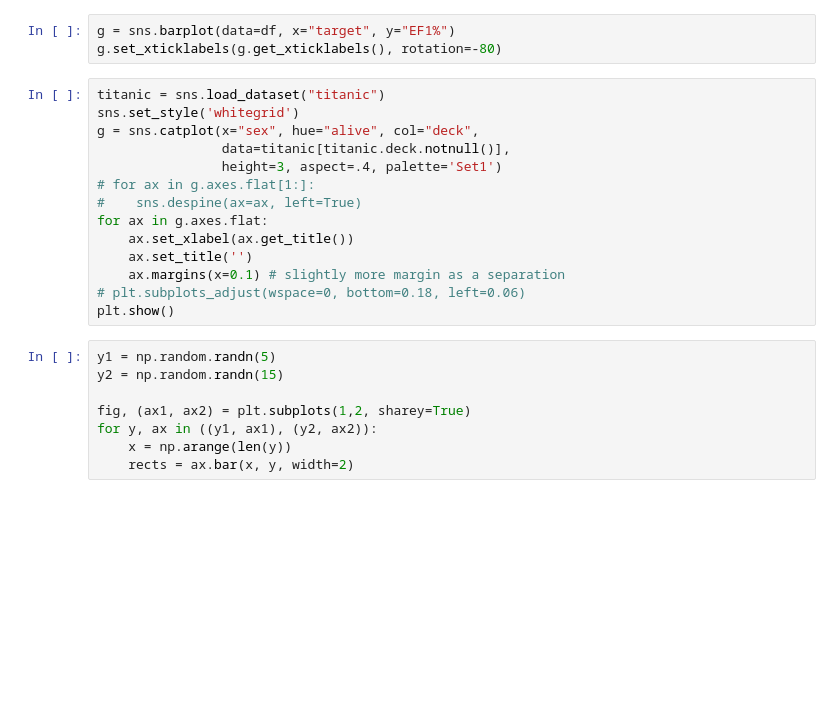
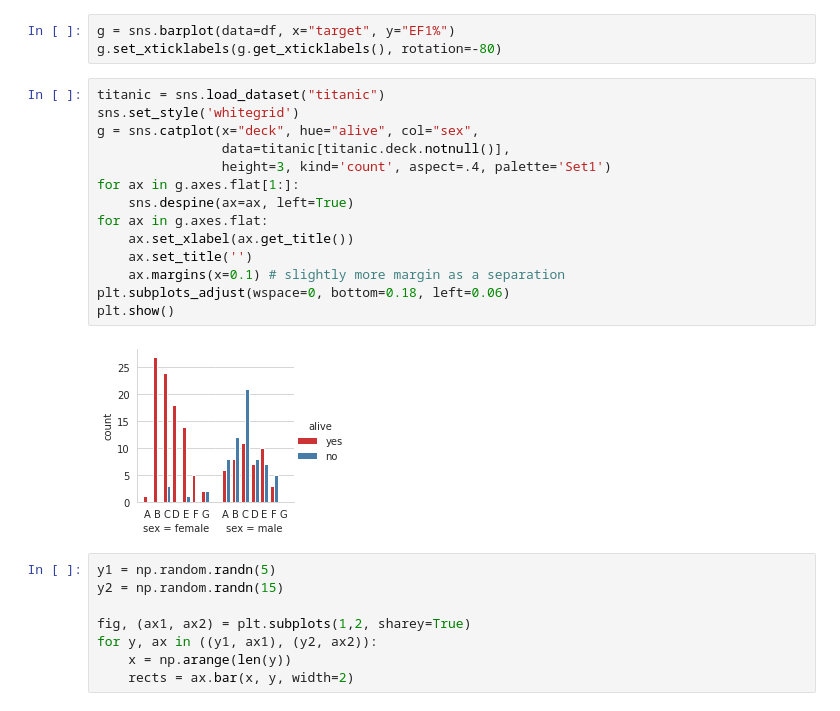
Before and after one commit to molecularmodelinglab/plantain, a Jupyter notebook: notebooks/playground.ipynb, the cells around one changed output. Drawn from its saved outputs; the diff is of its cells as text; blank space fills up the shorter version.

```diff
--- a/notebooks/playground.ipynb
+++ b/notebooks/playground.ipynb
@@ -57,17 +92,19 @@ g.set_xticklabels(g.get_xticklabels(), rotation=-80)
 # %%
 titanic = sns.load_dataset("titanic")
 sns.set_style('whitegrid')
-g = sns.catplot(x="sex", hue="alive", col="deck",
+g = sns.catplot(x="deck", hue="alive", col="sex",
                 data=titanic[titanic.deck.notnull()],
-                height=3, aspect=.4, palette='Set1')
-# for ax in g.axes.flat[1:]:
-#    sns.despine(ax=ax, left=True)
+                height=3, kind='count', aspect=.4, palette='Set1')
+for ax in g.axes.flat[1:]:
+    sns.despine(ax=ax, left=True)
 for ax in g.axes.flat:
     ax.set_xlabel(ax.get_title())
     ax.set_title('')
     ax.margins(x=0.1) # slightly more margin as a separation
-# plt.subplots_adjust(wspace=0, bottom=0.18, left=0.06)
+plt.subplots_adjust(wspace=0, bottom=0.18, left=0.06)
 plt.show()
+# %% [output]
+[figure, added]
 # %%
 y1 = np.random.randn(5)
 y2 = np.random.randn(15)
```
Also changed, not shown: parts of 8 cells of this notebook, 3 other files.
